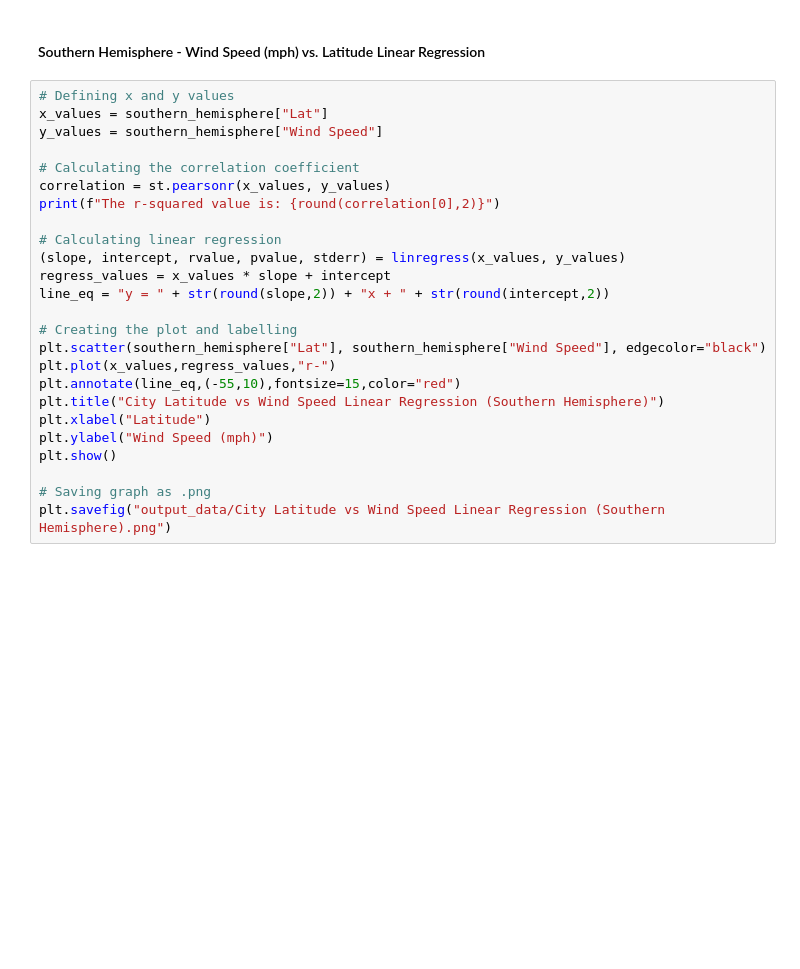
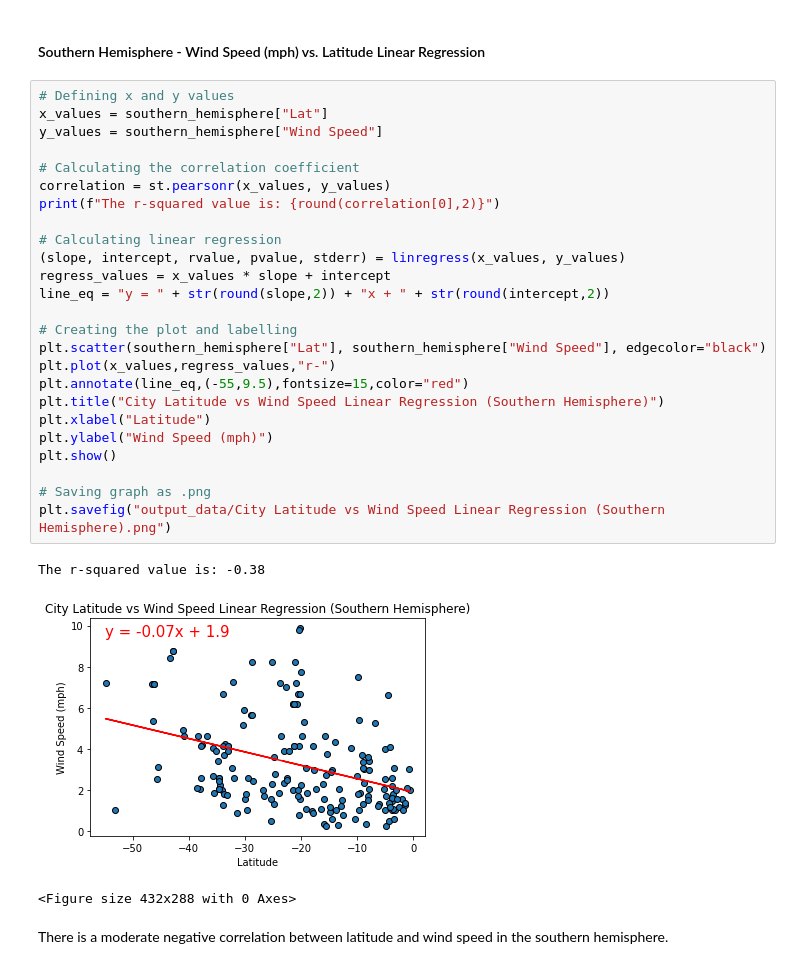
Before and after one commit to PetraMoyle/python-api-challenges, a Jupyter notebook: WeatherPy/WeatherPy.ipynb, the cells around one changed output. Saved outputs shown, nothing was run; the diff lists cells and outputs as text; blank space fills up the shorter version.

```diff
--- a/WeatherPy/WeatherPy.ipynb
+++ b/WeatherPy/WeatherPy.ipynb
@@ -433,25 +526,31 @@ plt.savefig("output_data/City Latitude vs Wind Speed Linear Regression (Northern
 # %%
 # Defining x and y values
 x_values = southern_hemisphere["Lat"]
 y_values = southern_hemisphere["Wind Speed"]
 
 # Calculating the correlation coefficient
 correlation = st.pearsonr(x_values, y_values)
 print(f"The r-squared value is: {round(correlation[0],2)}")
 
 # Calculating linear regression
 (slope, intercept, rvalue, pvalue, stderr) = linregress(x_values, y_values)
 regress_values = x_values * slope + intercept
 line_eq = "y = " + str(round(slope,2)) + "x + " + str(round(intercept,2))
 
 # Creating the plot and labelling
 plt.scatter(southern_hemisphere["Lat"], southern_hemisphere["Wind Speed"], edgecolor="black")
 plt.plot(x_values,regress_values,"r-")
-plt.annotate(line_eq,(-55,10),fontsize=15,color="red")
+plt.annotate(line_eq,(-55,9.5),fontsize=15,color="red")
 plt.title("City Latitude vs Wind Speed Linear Regression (Southern Hemisphere)")
 plt.xlabel("Latitude")
 plt.ylabel("Wind Speed (mph)")
 plt.show()
 
 # Saving graph as .png
 plt.savefig("output_data/City Latitude vs Wind Speed Linear Regression (Southern Hemisphere).png")
+# %% [output]
+The r-squared value is: -0.38
+[figure, added]
+<Figure size 432x288 with 0 Axes>
+# %% [markdown]
+There is a moderate negative correlation between latitude and wind speed in the southern hemisphere.
```
Also changed, not shown: parts of 24 cells of this notebook, 8 other files.
